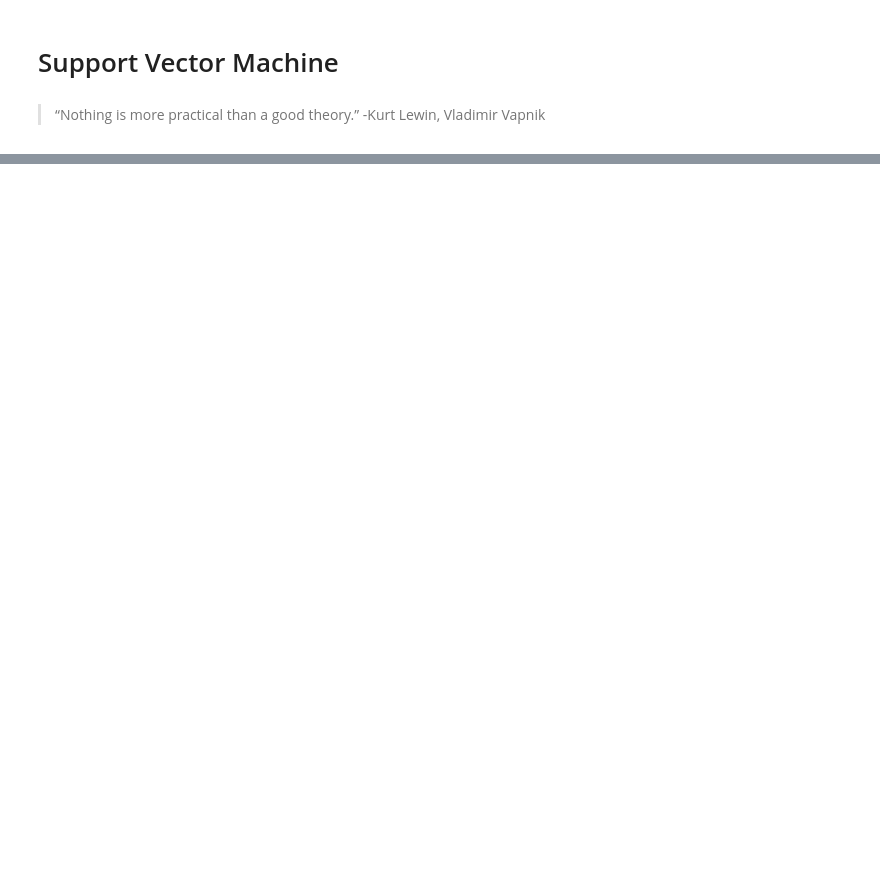
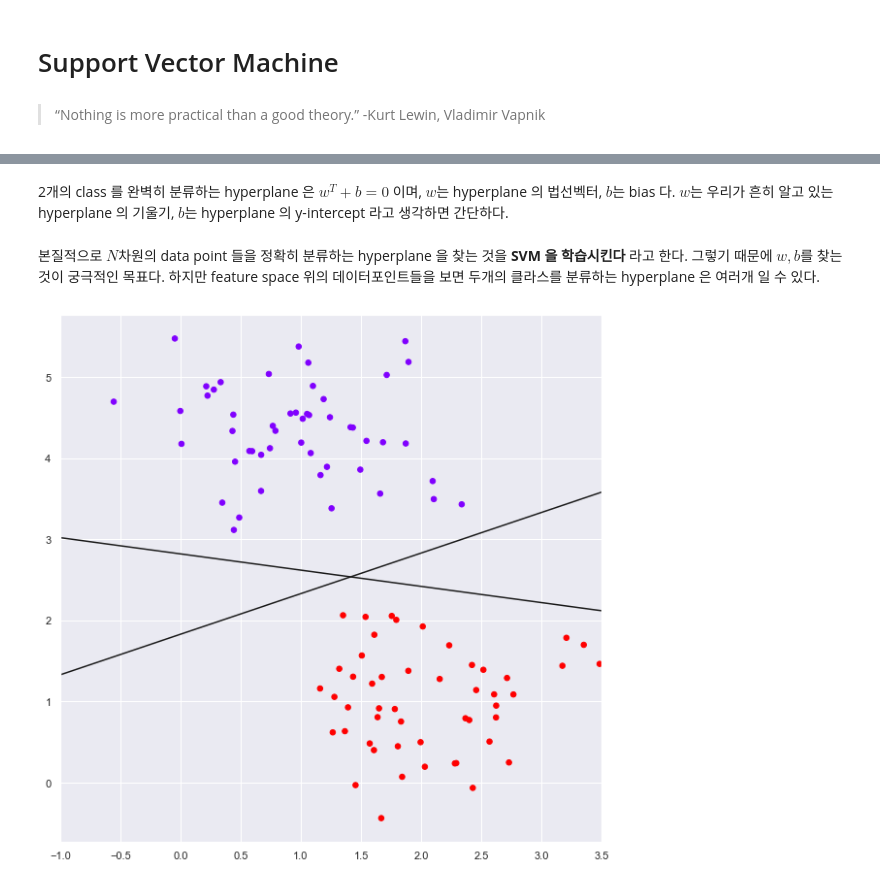
Before and after one commit to tomtom1103/The_Helvetica_Scenario, a Jupyter notebook: kernel_based_learning/SVM_tutorial.ipynb, the cells around one changed output, grey strips where cells are left out. Saved outputs shown, nothing was run; the diff lists cells and outputs as text; code cells hidden in the pictures; blank space fills up the shorter version.

```diff
--- a/kernel_based_learning/SVM_tutorial.ipynb
+++ b/kernel_based_learning/SVM_tutorial.ipynb
@@ -20,3 +20,4 @@ import cvxopt
 from sklearn.datasets import make_blobs
 from sklearn.model_selection import train_test_split
 from sklearn.metrics import confusion_matrix
+sns.set()
@@ -22,0 +32,17 @@ from sklearn.metrics import confusion_matrix
+# %% [markdown]
+2개의 class 를 완벽히 분류하는 hyperplane 은 $w^T + b = 0$ 이며,  $w$는 hyperplane 의 법선벡터, $b$는 bias 다. $w$는 우리가 흔히 알고 있는 hyperplane 의 기울기, $b$는 hyperplane 의 y-intercept 라고 생각하면 간단하다.
+# %% [markdown]
+본질적으로 $N$차원의 data point 들을 정확히 분류하는 hyperplane 을 찾는 것을 **SVM 을 학습시킨다** 라고 한다. 그렇기 때문에 $w, b$를 찾는 것이 궁극적인 목표다. 하지만 feature space 위의 데이터포인트들을 보면 두개의 클라스를 분류하는 hyperplane 은 여러개 일 수 있다.
+# %%
+X, y = make_blobs(n_samples=100, centers=2, random_state=0, cluster_std=0.60)
+xfit = np.linspace(-1, 3.5)
+c1 = (0.5, 1.83, 0.43)
+c2 = (-0.2, 2.82, 0.37)
+plt.figure(figsize=(10,10))
+plt.scatter(X[:, 0], X[:, 1], c=y, s=30, cmap='rainbow');
+for w, b, d in [c1, c2]:
+    yfit = w * xfit + b
+    plt.plot(xfit, yfit, '-k')
+plt.xlim(-1, 3.5);
+# %% [output]
+[figure, added]
```
Also changed, not shown: parts of 24 cells of this notebook, 8 other files.
